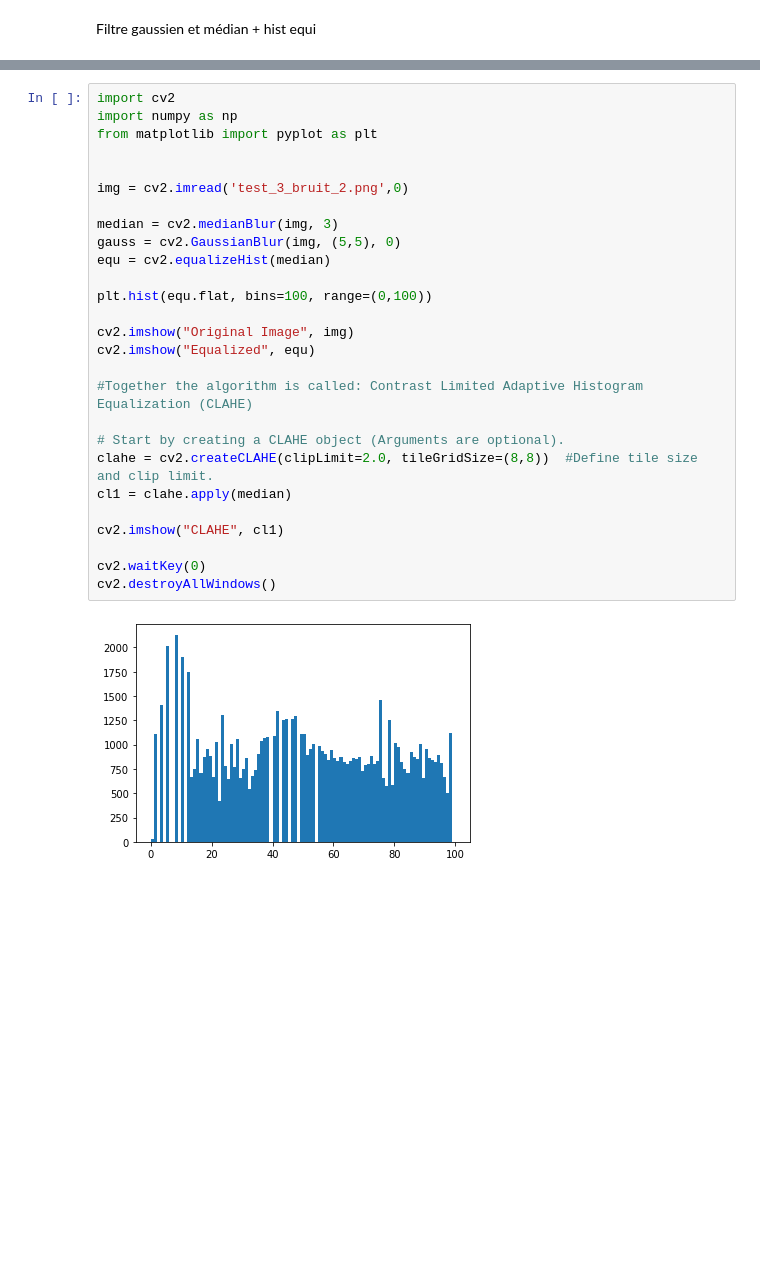
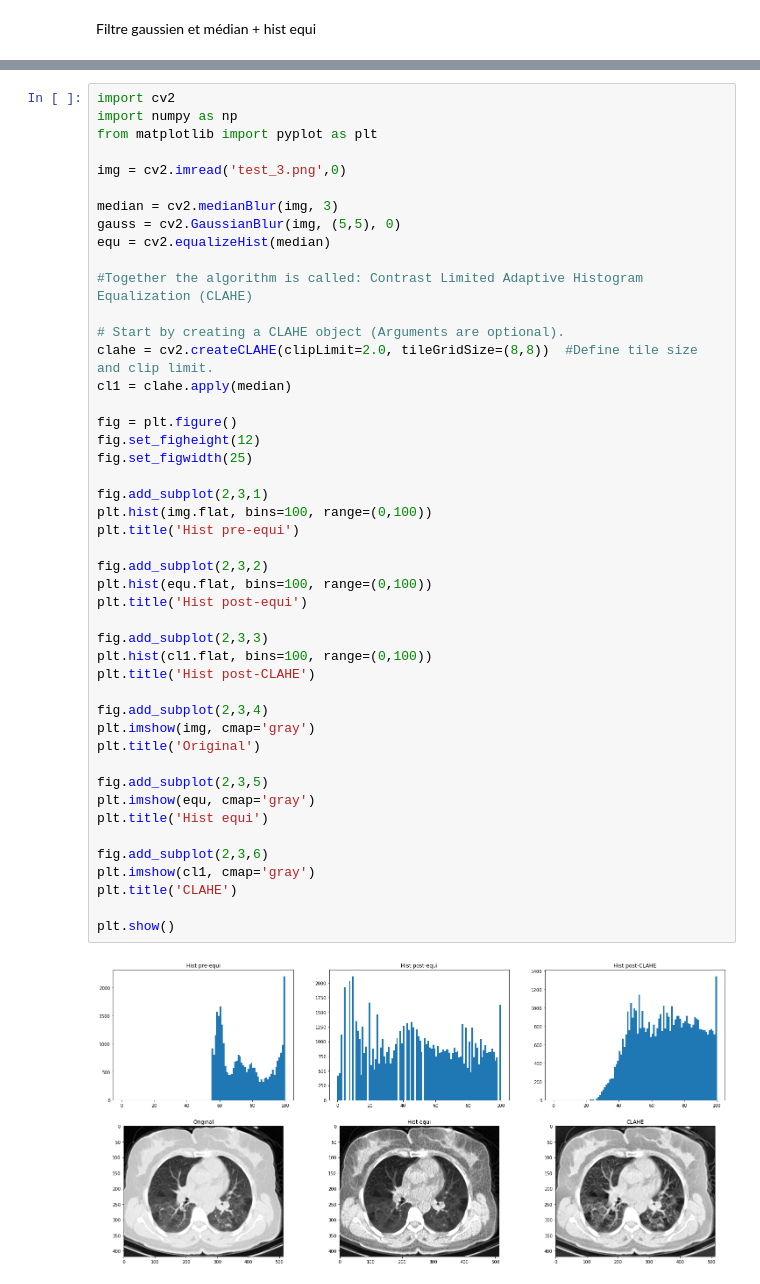
Before and after one commit to MulArt/Medical_Imaging, a Jupyter notebook: Pretraitement.ipynb, the cells around one changed output, grey strips where cells are left out. Cells and saved outputs as stored; diff of their text form; blank space fills up the shorter version.

```diff
--- a/Pretraitement.ipynb
+++ b/Pretraitement.ipynb
@@ -212,32 +213,51 @@ plt.show(block=True)
 # %%
 import cv2
 import numpy as np
 from matplotlib import pyplot as plt
 
-
-img = cv2.imread('test_3_bruit_2.png',0)
+img = cv2.imread('test_3.png',0)
 
 median = cv2.medianBlur(img, 3)
 gauss = cv2.GaussianBlur(img, (5,5), 0)
 equ = cv2.equalizeHist(median)
-
-plt.hist(equ.flat, bins=100, range=(0,100))
-
-cv2.imshow("Original Image", img)
-cv2.imshow("Equalized", equ)
 
 #Together the algorithm is called: Contrast Limited Adaptive Histogram Equalization (CLAHE)
 
 # Start by creating a CLAHE object (Arguments are optional).
 clahe = cv2.createCLAHE(clipLimit=2.0, tileGridSize=(8,8))  #Define tile size and clip limit.
 cl1 = clahe.apply(median)
 
-cv2.imshow("CLAHE", cl1)
+fig = plt.figure()
+fig.set_figheight(12)
+fig.set_figwidth(25)
 
-cv2.waitKey(0)
-cv2.destroyAllWindows()
+fig.add_subplot(2,3,1)
+plt.hist(img.flat, bins=100, range=(0,100))
+plt.title('Hist pre-equi')
+
+fig.add_subplot(2,3,2)
+plt.hist(equ.flat, bins=100, range=(0,100))
+plt.title('Hist post-equi')
+
+fig.add_subplot(2,3,3)
+plt.hist(cl1.flat, bins=100, range=(0,100))
+plt.title('Hist post-CLAHE')
+
+fig.add_subplot(2,3,4)
+plt.imshow(img, cmap='gray')
+plt.title('Original')
+
+fig.add_subplot(2,3,5)
+plt.imshow(equ, cmap='gray')
+plt.title('Hist equi')
+
+fig.add_subplot(2,3,6)
+plt.imshow(cl1, cmap='gray')
+plt.title('CLAHE')
+
+plt.show()
 # %% [output]
-[figure, old version]
+[figure, new version]
 # %%
 from skimage import io, img_as_ubyte
 import matplotlib.pyplot as plt
```
Also changed, not shown: parts of 3 cells of this notebook.
